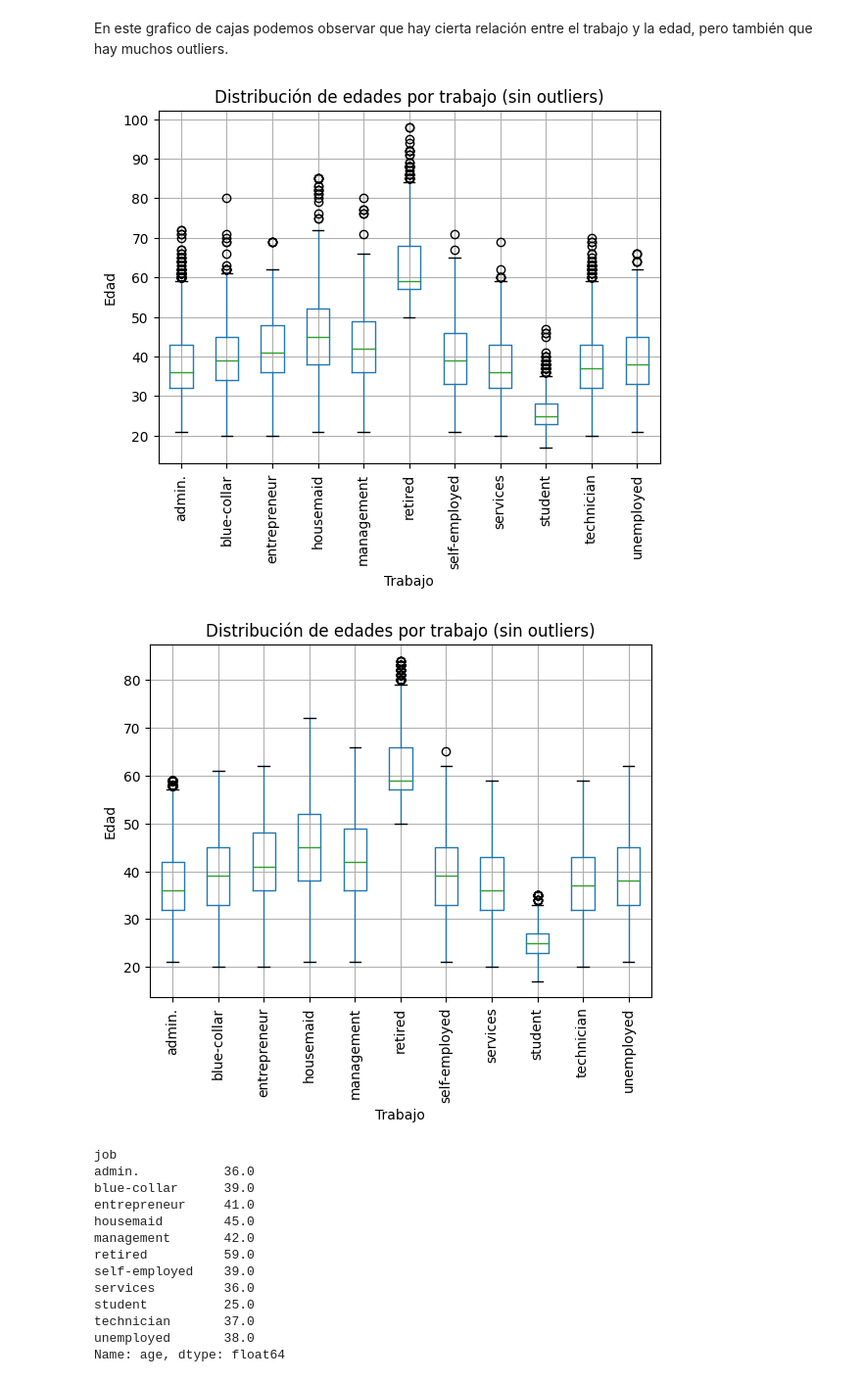
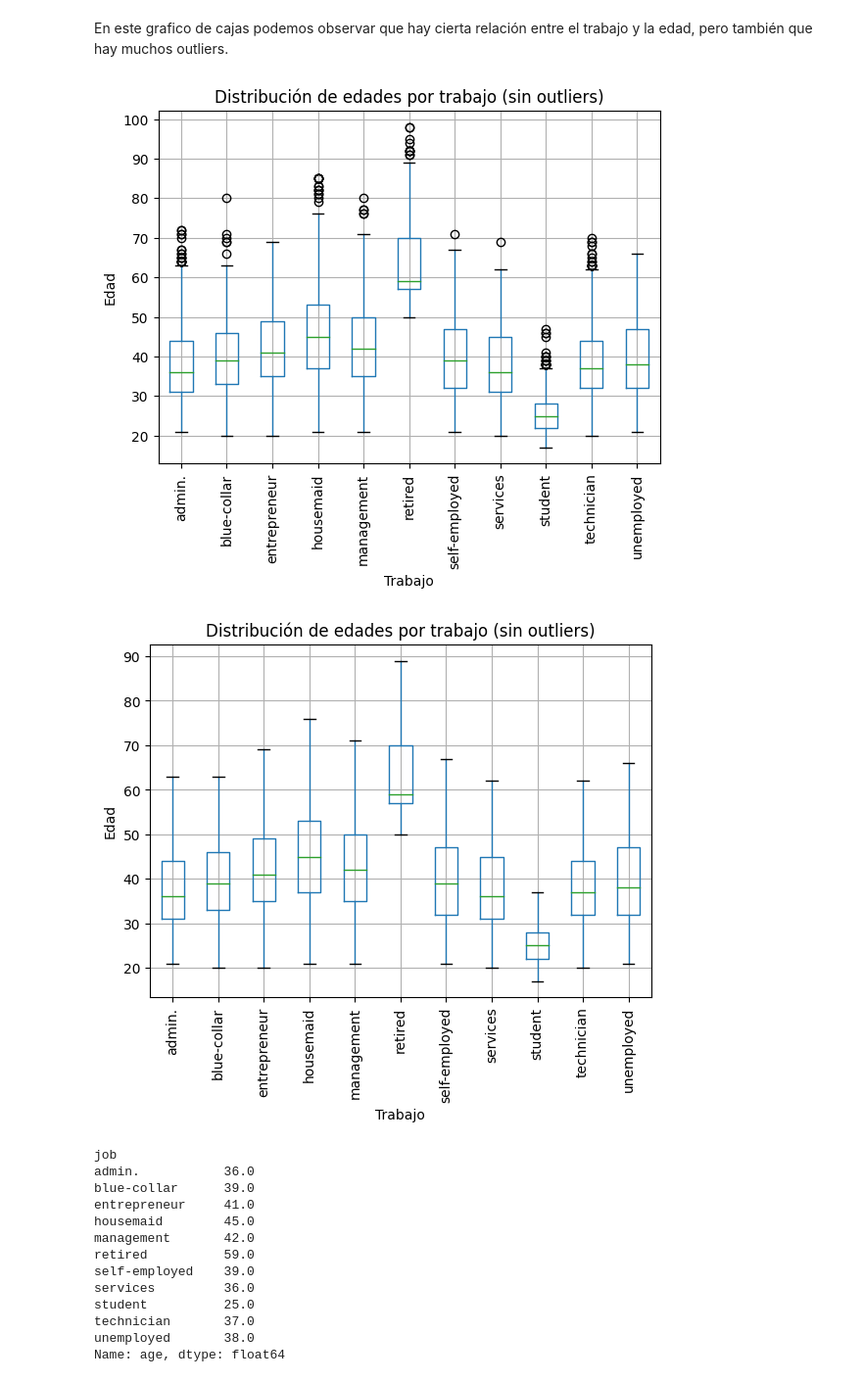
Before and after one commit to claudiarm2002/DataProject-Python-for-Data, a Jupyter notebook: DataProject_PythonForData.ipynb, the cells around one changed output. Shown at 98% size. Cells and saved outputs as stored; diff of their text form; code cells hidden in the pictures.

```diff
--- a/DataProject_PythonForData.ipynb
+++ b/DataProject_PythonForData.ipynb
@@ -40,7 +40,7 @@ import matplotlib.pyplot as plt
 import seaborn as sns
 # %%
 # Importación de los datos desde un CSV y un EXCEL
-data1 = pd.read_csv('/Users/claudiarm2002/Documents/DatosProyecto/bank-additional.csv', sep=',', header=0, index_col=0)
+data1 = pd.read_csv('/Users/claudiarm2002/Desktop/Master/Data Analythics/8_PythonForData/DataProject-Python-for-Data/DatosProyecto/bank-additional.csv', sep=',', header=0, index_col=0)
 # %%
 pd.set_option('display.max_columns', None)
 data1.head(5)
@@ -158,31 +158,44 @@ plt.xlabel('Trabajo')
 plt.ylabel('Edad')
 plt.show()
 # %% [output]
-[figure, old version]
+[figure, new version]
 # %%
-# Limpieza de todos los outliers por cada grupo de 'job'
+import pandas as pd
+import matplotlib.pyplot as plt
+
+# 1. Cálculo de los límites IQR por grupo 'job'
 Q1 = data_no_outliers.groupby('job')['age'].quantile(0.25)
 Q3 = data_no_outliers.groupby('job')['age'].quantile(0.75)
 IQR = Q3 - Q1
 lower_bound = Q1 - 1.5 * IQR
 upper_bound = Q3 + 1.5 * IQR
+
+# 2. Función para eliminar outliers
 def remove_outliers(row):
-    job = row['job']
-    age = row['age']
-    if pd.isnull(age):
+    if pd.isnull(row['age']):
         return True
-    if age < lower_bound[job] or age > upper_bound[job]:
-        return False
+
+    job_val = row['job']
+
+    if pd.isnull(job_val) or job_val not in lower_bound.index:
+        return True
+
+    if (row['age'] < lower_bound[job_val]) or (row['age'] > upper_bound[job_val]):
+        return False # Elimina l'outlier
+
     return True
+
+# 3. Aplicar la función para eliminar outliers
 data_no_outliers_final = data_no_outliers[data_no_outliers.apply(remove_outliers, axis=1)]
+
 data_no_outliers_final.boxplot(column='age', by='job', rot=90)
 plt.title('Distribución de edades por trabajo (sin outliers)')
 plt.suptitle('')
 plt.xlabel('Trabajo')
 plt.ylabel('Edad')
 plt.show()
 # %% [output]
-[figure, old version]
+[figure, new version]
 # %%
 job_age_median = data_no_outliers_final.groupby('job')['age'].median()
 job_age_median
```
Also changed, not shown: parts of 23 cells of this notebook.
